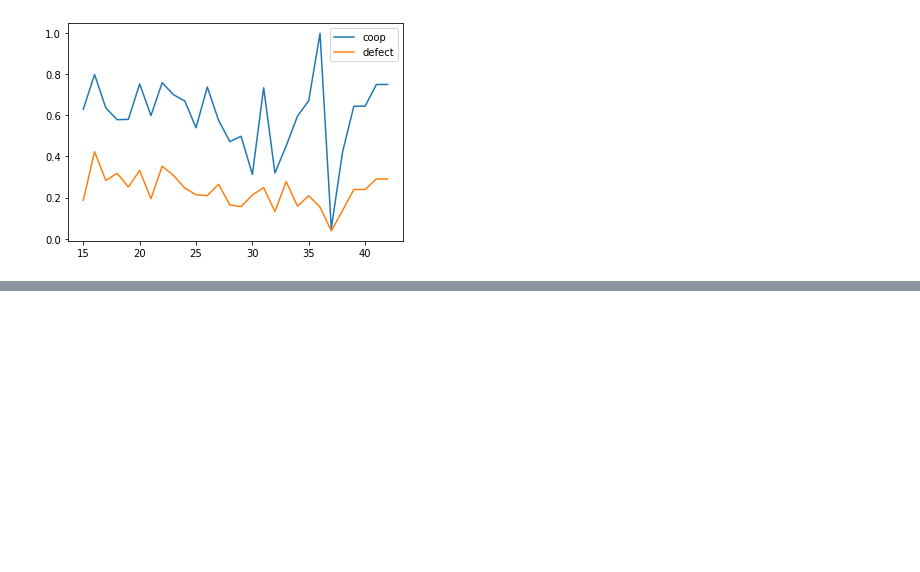
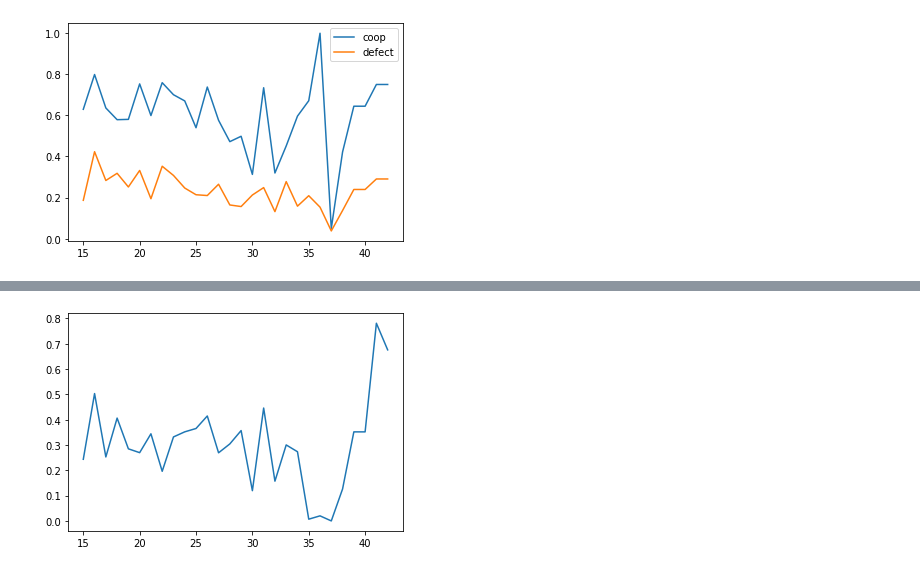
Before and after one commit to BU-Spark/CS506Spring2021Repository, a Jupyter notebook: Drift Diffusion Models of children's interactions in a Repeated Prisoner's Dilemma Game - Team 2/analysis/decision_tree.ipynb, the cells around one changed output, grey strips where cells are left out. Saved outputs shown, nothing was run; the diff lists cells and outputs as text; code cells hidden in the pictures; blank space fills up the shorter version.

```diff
--- a/Drift Diffusion Models of children's interactions in a Repeated Prisoner's Dilemma Game - Team 2/analysis/decision_tree.ipynb
+++ b/Drift Diffusion Models of children's interactions in a Repeated Prisoner's Dilemma Game - Team 2/analysis/decision_tree.ipynb
@@ -225,0 +237,9 @@ plt.show()
+# %%
+test_forgive2 = [[agg_scale[i], 0, 1, 1] for i in range(len(agg_scale))]
+
+pred_forgive2 = regressor2.predict(test_forgive)
+
+plt.plot(agg_scale, pred_forgive2)
+plt.show()
+# %% [output]
+[figure, added]
```
Also changed, not shown: parts of 8 cells of this notebook, 4 other files.
